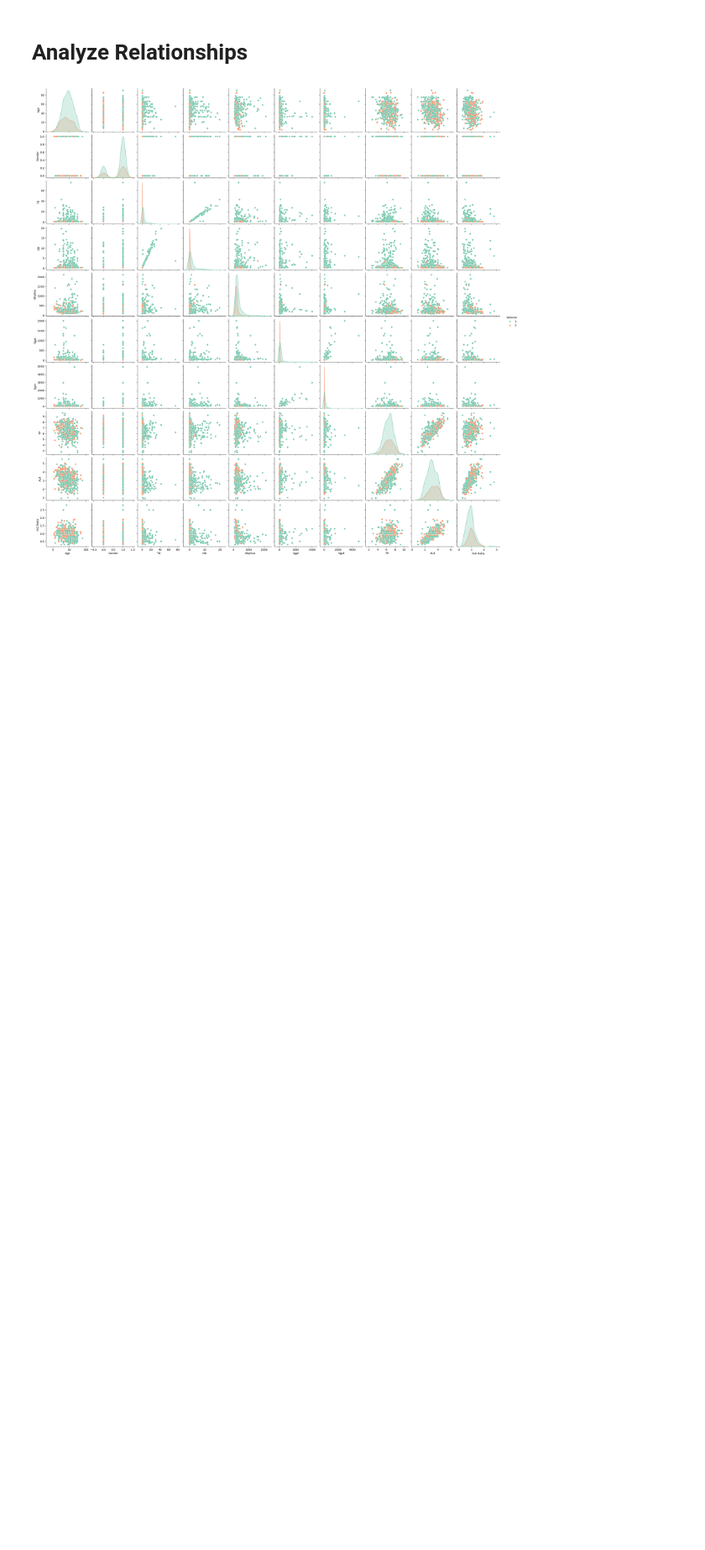
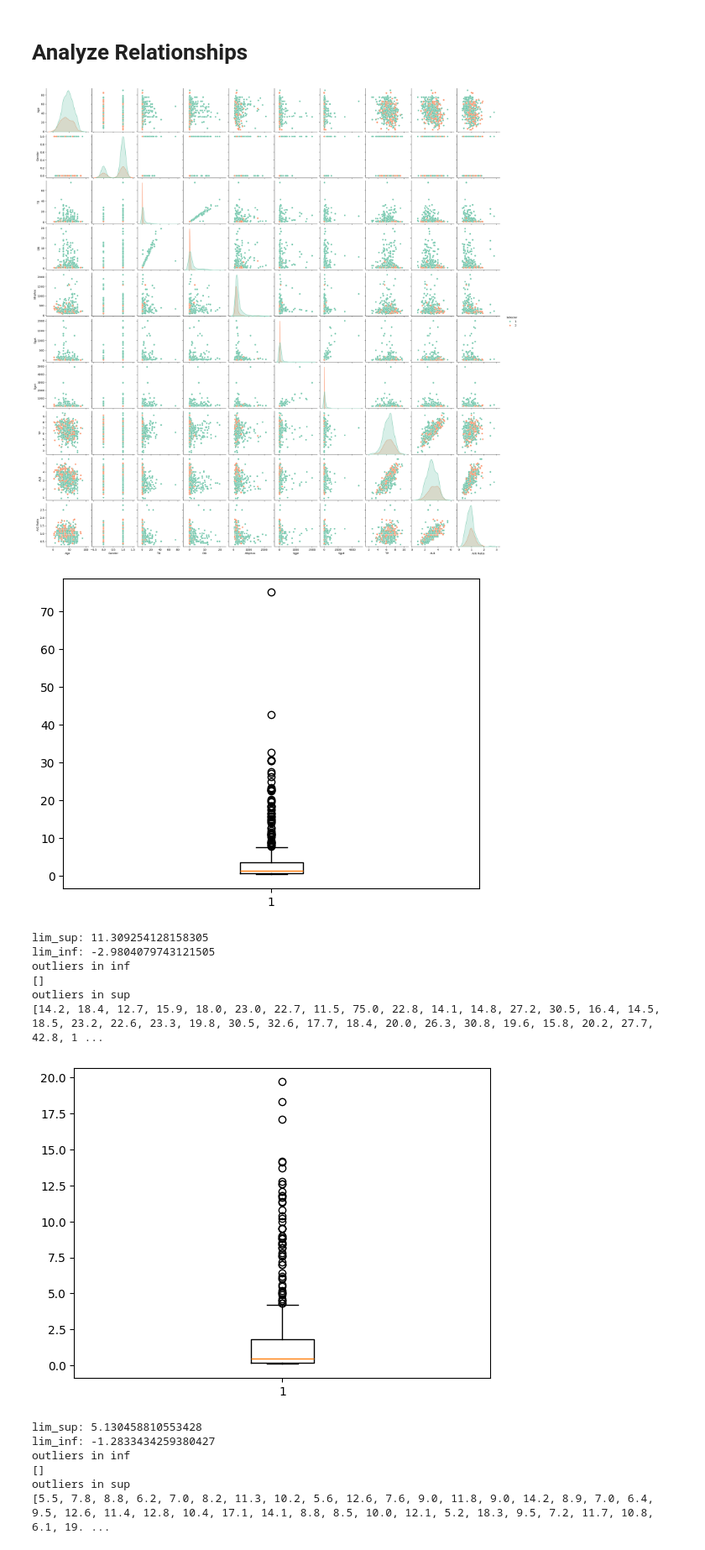
Before and after one commit to millerbarahona/Analisis-de-Datos, a Jupyter notebook: Parcial 1/notebook.ipynb, the cells around one changed output. Shown at 84% size. Cells and saved outputs as stored; diff of their text form; code cells hidden in the pictures; blank space fills up the shorter version.

```diff
--- a/Parcial 1/notebook.ipynb
+++ b/Parcial 1/notebook.ipynb
@@ -144,3 +144,42 @@ sns.pairplot(data, hue='Selector', diag_kind='kde', palette='Set2')
 plt.show()
 # %% [output]
 [figure]
+# %%
+numeric_vars = [
+    "TB",
+    "DB"
+]
+# %%
+def calculate_numeric_outlier(col, const, selector):
+    dataCol = data[data['Selector'] == selector][col]
+    plt.boxplot(dataCol)
+    plt.show()
+
+    lim_sup = dataCol.mean() + (dataCol.std() * const)
+    lim_inf = dataCol.mean() - (dataCol.std() * const)
+    print(f"lim_sup: {lim_sup}")
+    print(f"lim_inf: {lim_inf}")
+    print(f'STD: {dataCol.std()}')
+    print("outliers in inf")
+    print(data[data[col] <= lim_inf][col].tolist())
+
+    print("outliers in sup")
+    print(data[data[col] >= lim_sup][col].tolist())
+
+for col in numeric_vars:
+    calculate_numeric_outlier(col, 1, 1)
+# %% [output]
+[figure, added]
+lim_sup: 11.309254128158305
+lim_inf: -2.9804079743121505
+outliers in inf
+[]
+outliers in sup
+[14.2, 18.4, 12.7, 15.9, 18.0, 23.0, 22.7, 11.5, 75.0, 22.8, 14.1, 14.8, 27.2, 30.5, 16.4, 14.5, 18.5, 23.2, 22.6, 23.3, 19.8, 30.5, 32.6, 17.7, 18.4, 20.0, 26.3, 30.8, 19.6, 15.8, 20.2, 27.7, 42.8, 1 ...
+[figure, added]
+lim_sup: 5.130458810553428
+lim_inf: -1.2833434259380427
+outliers in inf
+[]
+outliers in sup
+[5.5, 7.8, 8.8, 6.2, 7.0, 8.2, 11.3, 10.2, 5.6, 12.6, 7.6, 9.0, 11.8, 9.0, 14.2, 8.9, 7.0, 6.4, 9.5, 12.6, 11.4, 12.8, 10.4, 17.1, 14.1, 8.8, 8.5, 10.0, 12.1, 5.2, 18.3, 9.5, 7.2, 11.7, 10.8, 6.1, 19. ...
```
Also changed, not shown: 1 other file.
